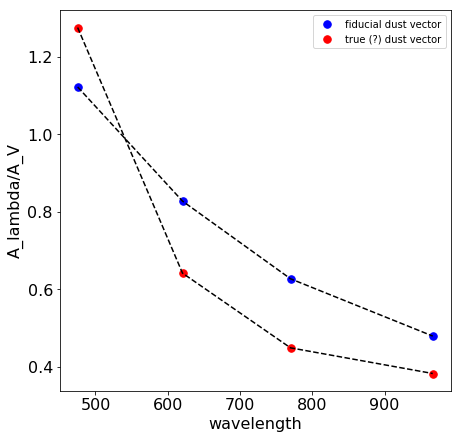
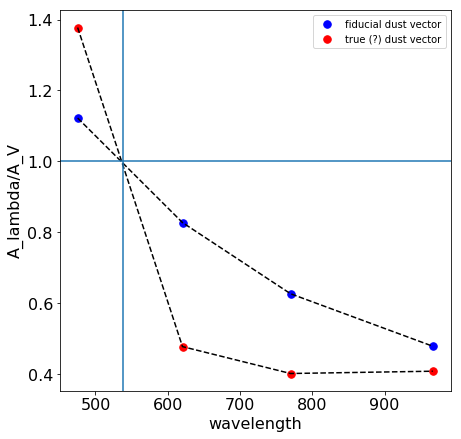
Unified diff of the notebook cell whose output changed from the first chart to the second:
--- before
+++ after
@@ -6,6 +6,7 @@
 ## Coefficients obtained by eval_chi2.py on the kfid/k1/k2/k3 obtained by running dust_measurement.py
 ## with the "standard" ON_basis vectors
-new=basis[0]+0.458*basis[1]-0.076*basis[3]
-new=new/0.85#/norm(new)
+#new=basis[0]+0.458*basis[1]-0.076*basis[3]
+new=basis[0]+0.744*basis[1]-0.2675*basis[2]-0.2175*basis[3]
+new_norm=new/0.95#/norm(new)
 
 
@@ -17,9 +18,9 @@
 ax.plot(wl, fid,'.b',markersize=15,label='fiducial dust vector')
 ax.plot(wl, fid,'--k')
-ax.plot(wl, new, '.r',markersize=15,label='true (?) dust vector')
-ax.plot(wl, new,'--k')
+ax.plot(wl, new_norm, '.r',markersize=15,label='true (?) dust vector')
+ax.plot(wl, new_norm,'--k')
 
-#ax.axvline(537.7)
-#ax.axhline(1)
+ax.axvline(537.7)
+ax.axhline(1)
 
 ax.set_xlabel('wavelength',fontsize=16)
@@ -31,5 +32,4 @@
 
 ax.legend()
-#ax.plot()
 
-fig.savefig('dust_vectors_fidVsTrue.png')
+fig.savefig('dust_vectors_fidVsTrue_Norm.png')

Commit: New Alambda/Av plots